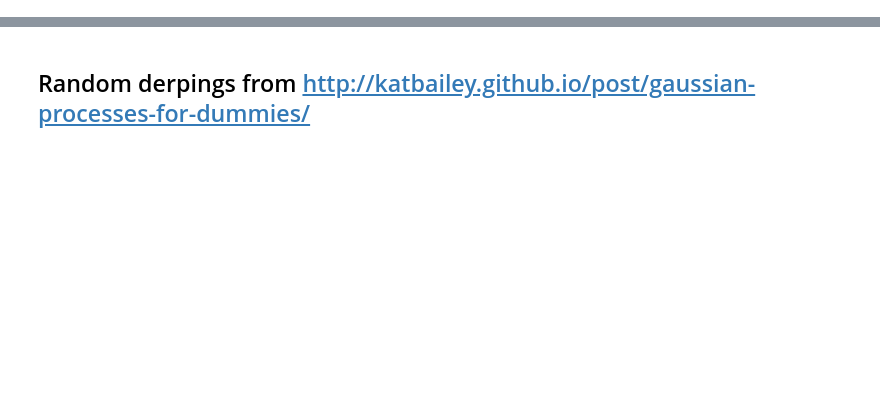
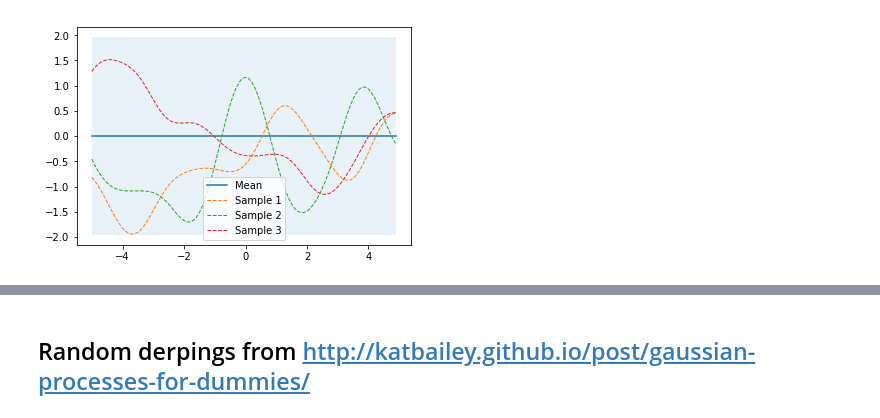
Before and after one commit to darthdeus/bopt, a Jupyter notebook: GP-Bayesopt.ipynb, the cells around one changed output, grey strips where cells are left out. Drawn from its saved outputs; the diff is of its cells as text; code cells hidden in the pictures; blank space fills up the shorter version.

```diff
--- a/GP-Bayesopt.ipynb
+++ b/GP-Bayesopt.ipynb
@@ -18,0 +105,23 @@ plt.plot(X_train, y_train)
+# %%
+# Taken from https://github.com/krasserm/bayesian-machine-learning/blob/master/gaussian_processes_util.py
+from matplotlib import cm
+from mpl_toolkits.mplot3d import Axes3D
+
+def plot_gp(mu, cov, X, X_train=None, Y_train=None, samples=[]):
+    X = X.ravel()
+    mu = mu.ravel()
+    uncertainty = 1.96 * np.sqrt(np.diag(cov))
+
+    plt.fill_between(X, mu + uncertainty, mu - uncertainty, alpha=0.1)
+    plt.plot(X, mu, label='Mean')
+    for i, sample in enumerate(samples):
+        plt.plot(X, sample, lw=1, ls='--', label=f'Sample {i+1}')
+    if X_train is not None:
+        plt.plot(X_train, Y_train, 'rx')
+    plt.legend()
+
+def plot_gp_2D(gx, gy, mu, X_train, Y_train, title, i):
+    ax = plt.gcf().add_subplot(1, 2, i, projection='3d')
+    ax.plot_surface(gx, gy, mu.reshape(gx.shape), cmap=cm.coolwarm, linewidth=0, alpha=0.2, antialiased=False)
+    ax.scatter(X_train[:,0], X_train[:,1], Y_train, c=Y_train, cmap=cm.coolwarm)
+    ax.set_title(title)
@@ -18,0 +153,15 @@ plt.plot(X_train, y_train)
+# %%
+# Finite number of points
+X = np.arange(-5, 5, 0.1).reshape(-1, 1)
+
+# Mean and covariance of the prior
+mu = np.zeros(X.shape)
+cov = kernel(X, X)
+
+# Draw three samples from the prior
+samples = np.random.multivariate_normal(mu.ravel(), cov, 3)
+
+# Plot GP mean, confidence interval and samples
+plot_gp(mu, cov, X, samples=samples)
+# %% [output]
+[figure, added]
```
Also changed, not shown: parts of 37 cells of this notebook, 1 other file.
